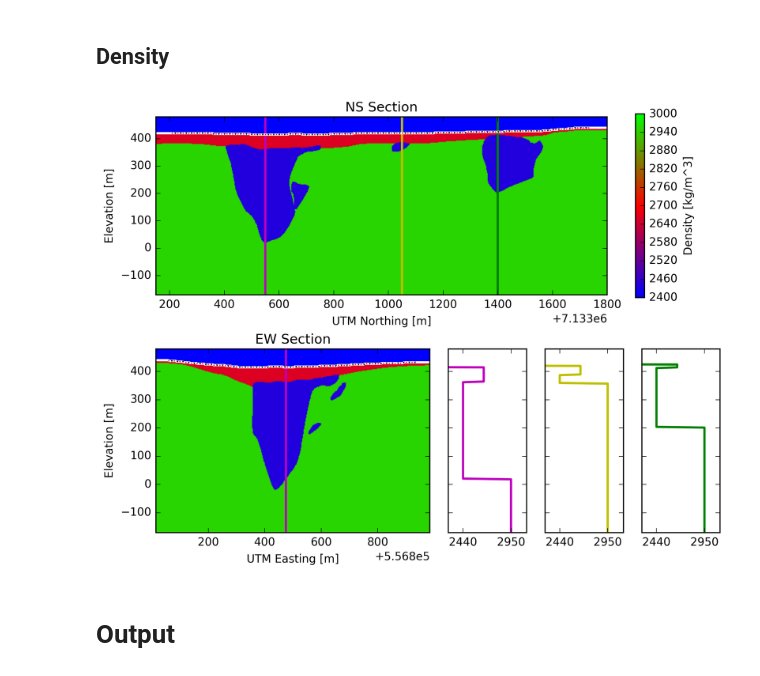
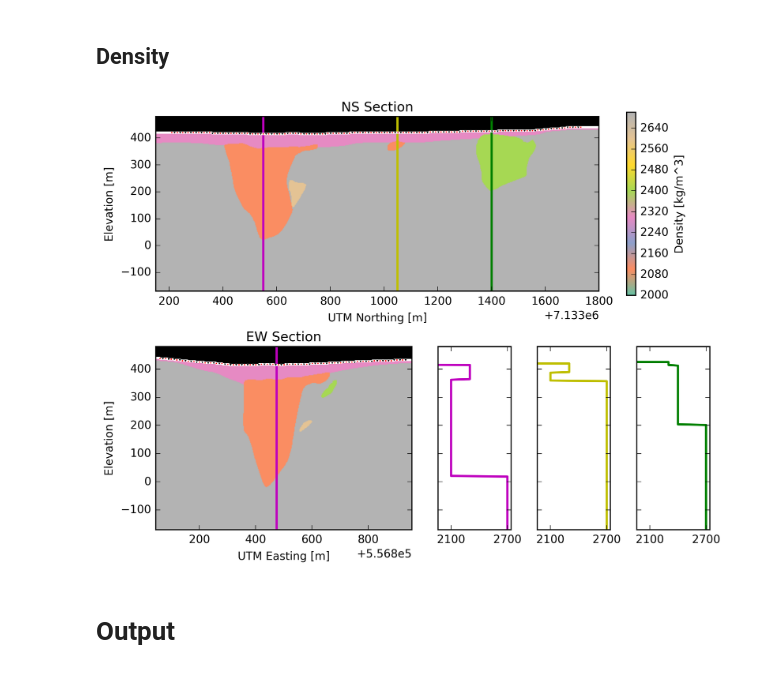
Before and after one commit to simpeg/presentations, a Jupyter notebook: SciPy2016/Geological_model/Generate Seismic Models.ipynb, the cells around one changed output. Saved outputs shown, nothing was run; the diff lists cells and outputs as text; code cells hidden in the pictures.

```diff
--- a/SciPy2016/Geological_model/Generate Seismic Models.ipynb
+++ b/SciPy2016/Geological_model/Generate Seismic Models.ipynb
@@ -72,15 +72,15 @@ for key in velocities.keys()[1:]:
 # %% [markdown]
 ## Density model generation
 # %%
-backgroundDensity = 2950.
+backgroundDensity = 2700.
 densities = OrderedDict([
-    ('till',    2660.),
-    ('xvk',     2440.),
-    ('pk1',     2440.),
-    ('pk2',     2440.),
-    ('pk3',     2440.),
-    ('hk',      2440.),
-    ('vk',      2440.),
+    ('till',    2300.),
+    ('xvk',     2400.),
+    ('pk1',     2100.),
+    ('pk2',     2100.),
+    ('pk3',     2100.),
+    ('hk',      2600.),
+    ('vk',      2400.),
     ('air',     1.225),
 ])
 
@@ -193,12 +193,14 @@ gs.tight_layout(fig)
 # %% [markdown]
 ## Density
 # %%
-rhoLabels = [2440., 2950.]
+rhoLabels = [2100., 2700.]
 
+palette = cm.Set2
+palette.set_under('k', 1.0)
 plotOpts = {
-    'vmin': 2400.,
-    'vmax': 3000.,
-    'cmap': cm.brg,
+    'vmin': 2000.,
+    'vmax': 2700.,
+    'cmap': palette,
 }
 logAspect=3
 
@@ -229,34 +231,34 @@ plt.title('NS Section')
 ax2 = fig.add_subplot(gs[1,0], aspect=1)
 plt.imshow(rho[:,yplane,:], extent=[ox, ex, oz, ez], **plotOpts)
 ax2.invert_yaxis()
 ax2.plot(np.linspace(ox, ex, nx), surf[yplane,:]*cellsize + ez, 'w-', linewidth=2)
 ax2.plot(xsX, zsX, 'rx', markersize=1.)
 ax2.plot(xrX, zrX, 'gv', markersize=1.)
 plt.vlines(ox + xplane*cellsize, ez, oz, 'm', linewidth=2)
 plt.xlabel('UTM Easting [m]')
 plt.ylabel('Elevation [m]')
 plt.title('EW Section')
 ax2.axis((ox, ex, ez, oz))
 
 ax3 = fig.add_subplot(gs[1,1], sharey=ax2, aspect=logAspect)
 plt.plot(extr1, elev, 'm', linewidth=2)
 
 ax4 = fig.add_subplot(gs[1,2], sharey=ax2, sharex=ax3, aspect=logAspect)
 plt.plot(extr2, elev, 'y', linewidth=2)
 
 ax5 = fig.add_subplot(gs[1,3], sharey=ax2, sharex=ax3, aspect=logAspect)
 plt.plot(extr3, elev, 'g', linewidth=2)
 
 for label in ax3.get_yticklabels() + ax4.get_yticklabels() + ax5.get_yticklabels():
     label.set_visible(False)
 
 ax3.xaxis.set_ticks(rhoLabels)
 ax3.axis((plotOpts['vmin'], plotOpts['vmax'], oz, ez))
 ax3.invert_yaxis()
 
 gs.tight_layout(fig)
 # %% [output]
-[figure, old version]
+[figure, new version]
 # %% [markdown]
 # Output
 # %% [markdown]
```
